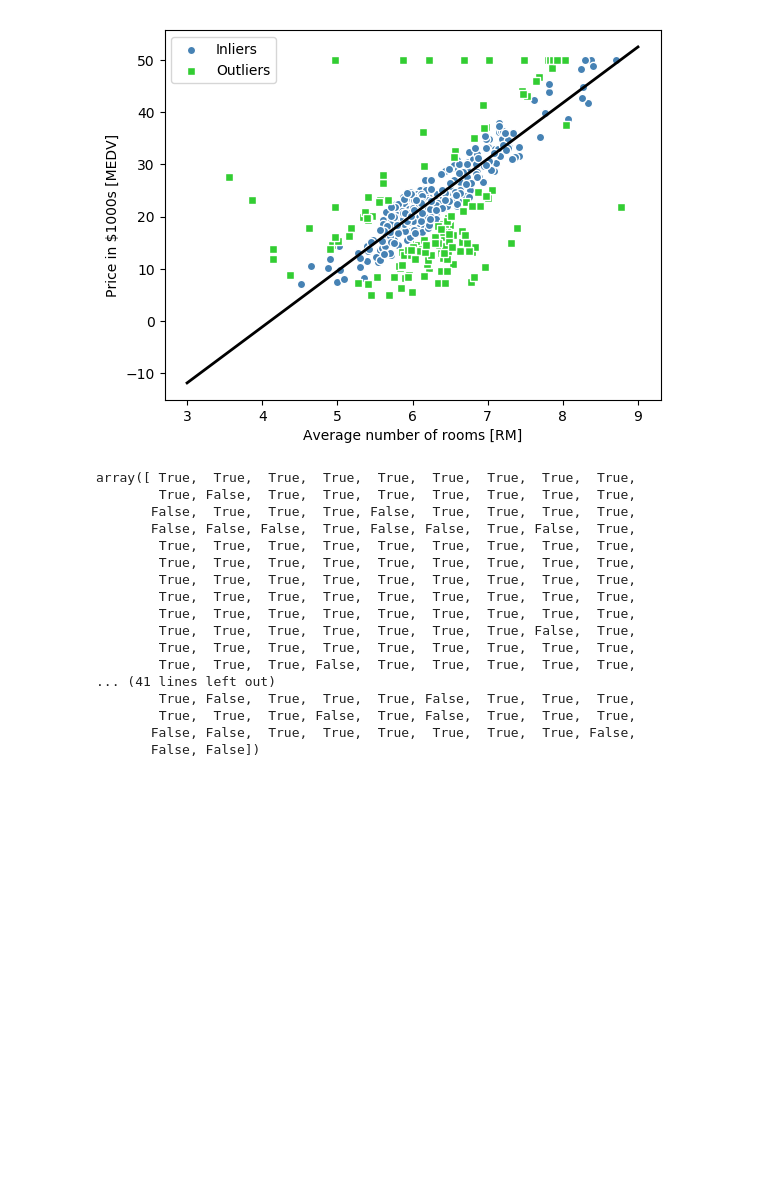
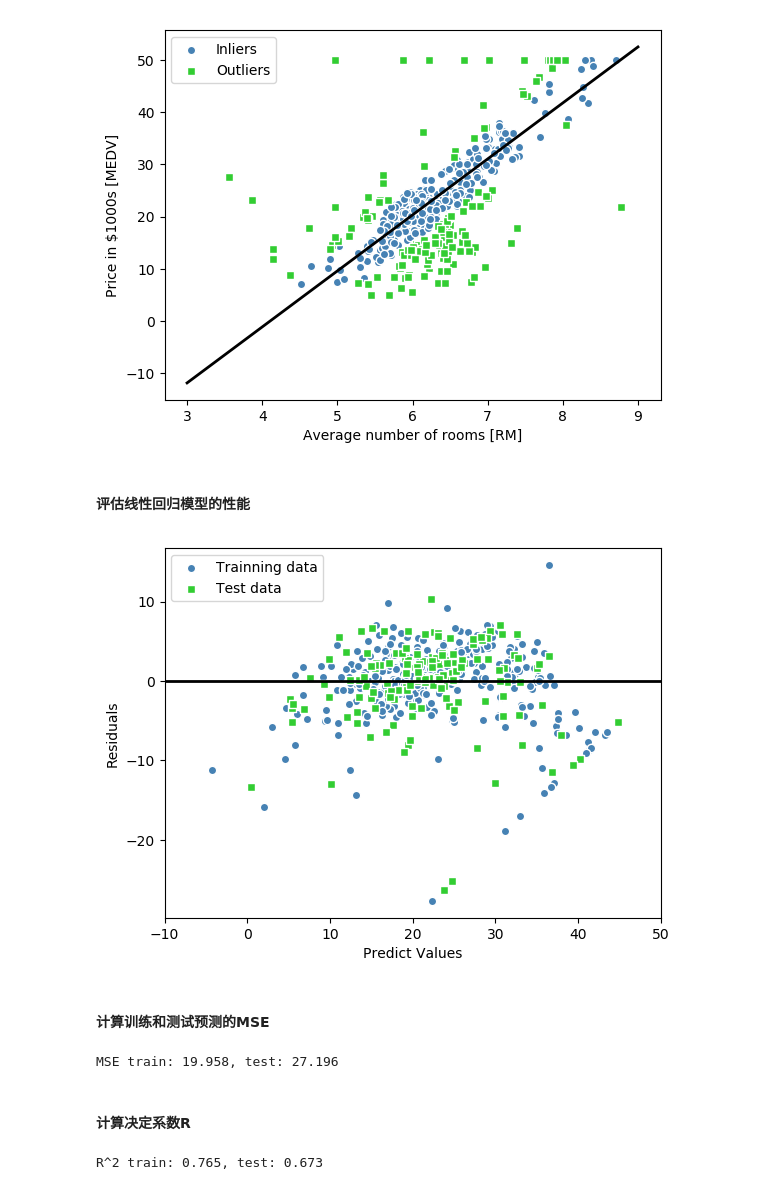
Before and after one commit to PM-LiuGang/myself, a Jupyter notebook: 刷过的书/python_机器学习/第10章.ipynb, the cells around one changed output. Drawn from its saved outputs; the diff is of its cells as text; code cells hidden in the pictures; blank space fills up the shorter version.

```diff
--- a/刷过的书/python_机器学习/第10章.ipynb
+++ b/刷过的书/python_机器学习/第10章.ipynb
@@ -177,23 +177,39 @@ plt.legend(loc="upper left")
 plt.show()
 # %% [output]
 [figure]
-# %%
-inlierMask
-# %% [output]
-array([ True,  True,  True,  True,  True,  True,  True,  True,  True,
-        True, False,  True,  True,  True,  True,  True,  True,  True,
-       False,  True,  True,  True, False,  True,  True,  True,  True,
-       False, False, False,  True, False, False,  True, False,  True,
-        True,  True,  True,  True,  True,  True,  True,  True,  True,
-        True,  True,  True,  True,  True,  True,  True,  True,  True,
-        True,  True,  True,  True,  True,  True,  True,  True,  True,
-        True,  True,  True,  True,  True,  True,  True,  True,  True,
-        True,  True,  True,  True,  True,  True,  True,  True,  True,
-        True,  True,  True,  True,  True,  True,  True, False,  True,
-        True,  True,  True,  True,  True,  True,  True,  True,  True,
-        True,  True,  True, False,  True,  True,  True,  True,  True,
-... (41 lines left out)
-        True, False,  True,  True,  True, False,  True,  True,  True,
-        True,  True,  True, False,  True, False,  True,  True,  True,
-       False, False,  True,  True,  True,  True,  True,  True, False,
-       False, False])
+# %% [markdown]
+#### 评估线性回归模型的性能
+# %%
+from sklearn.model_selection import train_test_split
+X = df.iloc[:, :-1].values
+y = df["MEDV"].values
+xTrain, xTest, yTrain, yTest = train_test_split(X, y, test_size=.3, random_state=0)
+slr = LinearRegression()
+slr.fit(xTrain, yTrain)
+yTrainPred = slr.predict(xTrain)
+yTestPred = slr.predict(xTest)
+
+plt.scatter(yTrainStd, yTrainPred - yTrain, c="steelblue", marker="o", edgecolors="white", label="Trainning data")
+plt.scatter(yTestStd, yTestPred - yTest, c="limegreen", marker="s", edgecolors="white", label="Test data")
+plt.xlabel("Predict Values")
+plt.ylabel("Residuals")
+plt.legend(loc="upper left")
+plt.hlines(y=0, xmin=-10, xmax=50, color='black', lw=2)
+plt.xlim([-10, 50])
+plt.show()
+# %% [output]
+[figure, added]
+# %% [markdown]
+#### 计算训练和测试预测的MSE
+# %%
+from sklearn.metrics import mean_squared_error
+print("MSE train: %.3f, test: %.3f" % (mean_squared_error(yTrain, yTrainPred), mean_squared_error(yTest, yTestPred)))
+# %% [output]
+MSE train: 19.958, test: 27.196
+# %% [markdown]
+#### 计算决定系数R
+# %%
+from sklearn.metrics import r2_score
+print("R^2 train: %.3f, test: %.3f" % (r2_score(yTrain, yTrainPred), r2_score(yTest, yTestPred)))
+# %% [output]
+R^2 train: 0.765, test: 0.673
```
Also changed, not shown: parts of 9 cells of this notebook.
